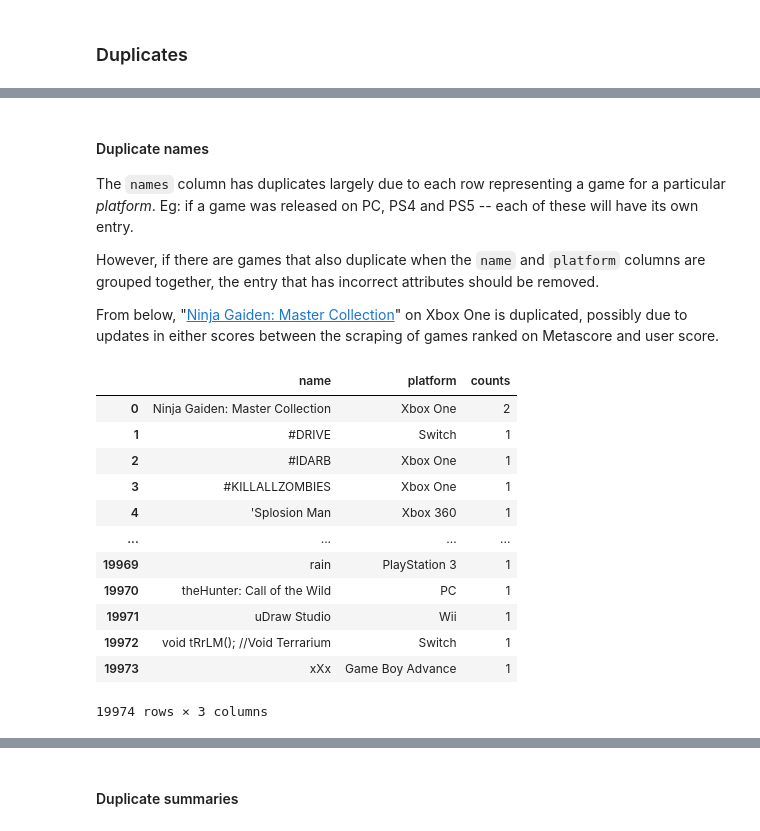
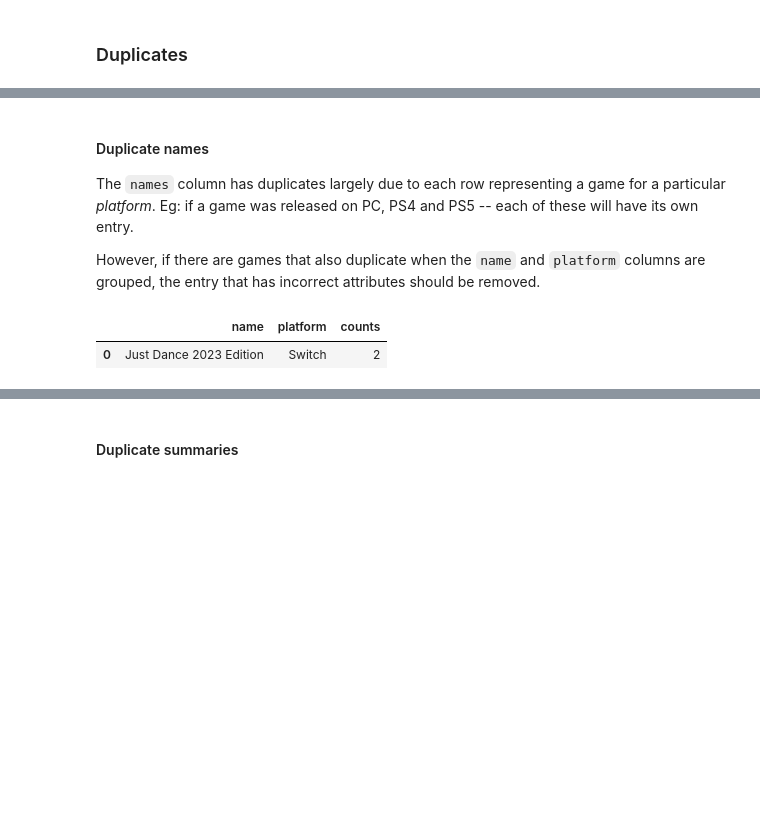
Before and after one commit to henrylin03/video-games, a Jupyter notebook: analysis.ipynb, the cells around one changed output, grey strips where cells are left out. Saved outputs shown, nothing was run; the diff lists cells and outputs as text; code cells hidden in the pictures; blank space fills up the shorter version.

```diff
--- a/analysis.ipynb
+++ b/analysis.ipynb
@@ -220,32 +243,20 @@ for col in ["name", "summary"]:
 
 The `names` column has duplicates largely due to each row representing a game for a particular _platform_. Eg: if a game was released on PC, PS4 and PS5 -- each of these will have its own entry.
 
-However, if there are games that also duplicate when the `name` and `platform` columns are grouped together, the entry that has incorrect attributes should be removed.
-
-From below, "[Ninja Gaiden: Master Collection](https://www.metacritic.com/game/xbox-one/ninja-gaiden-master-collection)" on Xbox One is duplicated, possibly due to updates in either scores between the scraping of games ranked on Metascore and user score.
+However, if there are games that also duplicate when the `name` and `platform` columns are grouped, the entry that has incorrect attributes should be removed.
 # %%
 pd.read_sql_query(
     """
-        SELECT name,
-            platform,
-            COUNT(*) as counts
-        FROM games
-        GROUP BY 1, 2
-        ORDER BY 3 DESC
-                """,
+    SELECT name,
+        platform,
+        COUNT(*) counts
+    FROM games
+    GROUP BY 1, 2
+    HAVING counts > 1
+    ORDER BY 3 DESC
+    """,
     engine,
 )
 # %% [output]
 |  | name | platform | counts |
-| 0 | Ninja Gaiden: Master Collection | Xbox One | 2 |
-| 1 | #DRIVE | Switch | 1 |
-| 2 | #IDARB | Xbox One | 1 |
-| 3 | #KILLALLZOMBIES | Xbox One | 1 |
-| 4 | 'Splosion Man | Xbox 360 | 1 |
-| ... | ... | ... | ... |
-| 19969 | rain | PlayStation 3 | 1 |
-| 19970 | theHunter: Call of the Wild | PC | 1 |
-| 19971 | uDraw Studio | Wii | 1 |
-| 19972 | void tRrLM(); //Void Terrarium | Switch | 1 |
-| 19973 | xXx | Game Boy Advance | 1 |
+| 0 | Just Dance 2023 Edition | Switch | 2 |
-19974 rows × 3 columns
```
Also changed, not shown: parts of 16 cells of this notebook, 2 other files.
